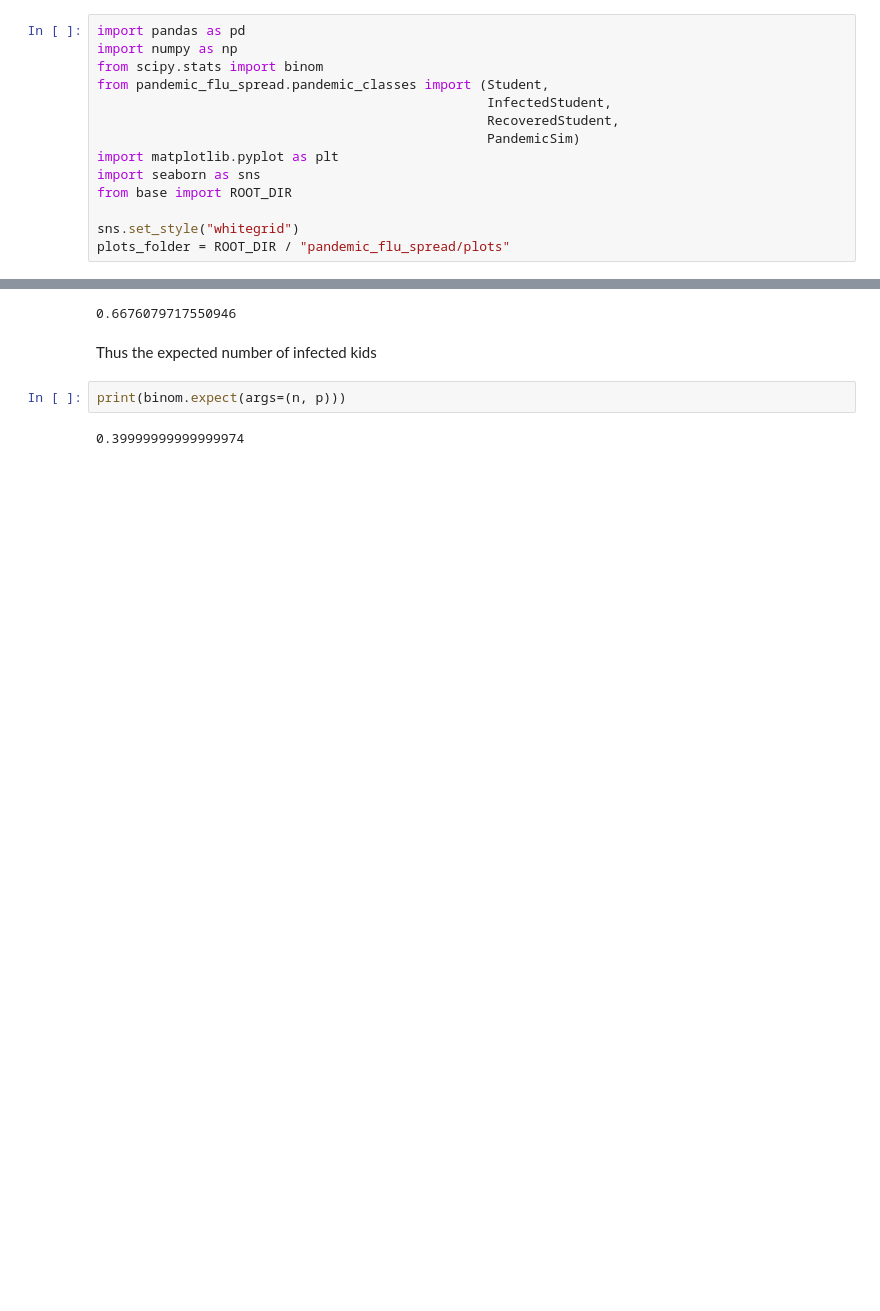
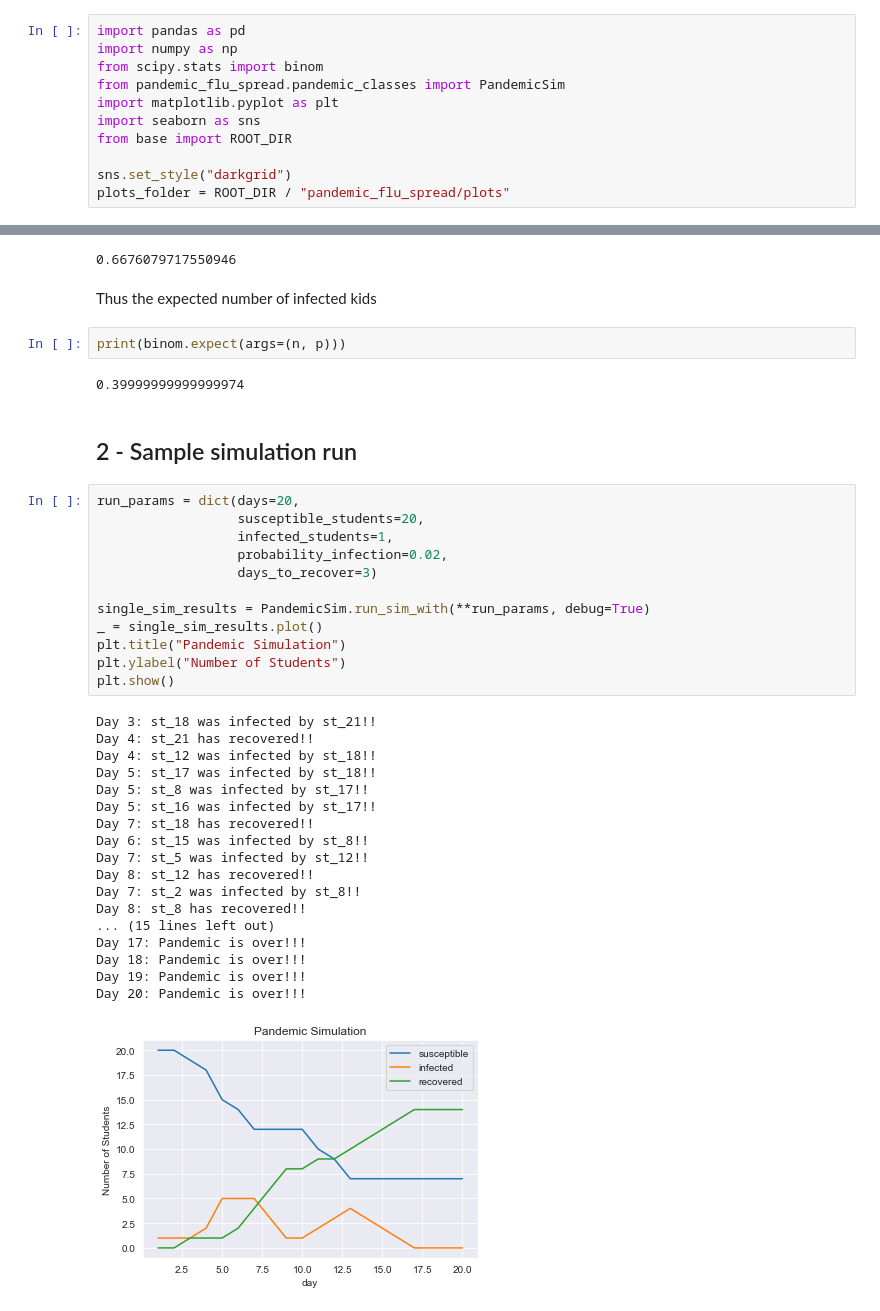
Before and after one commit to oskrgab/isye-6644_project, a Jupyter notebook: pandemic_flu_spread/main_findings.ipynb, the cells around one changed output, grey strips where cells are left out. Drawn from its saved outputs; the diff is of its cells as text; blank space fills up the shorter version.

Commit message:
Added some results and useful methods

```diff
--- a/pandemic_flu_spread/main_findings.ipynb
+++ b/pandemic_flu_spread/main_findings.ipynb
@@ -2,15 +2,12 @@
 import pandas as pd
 import numpy as np
 from scipy.stats import binom
-from pandemic_flu_spread.pandemic_classes import (Student,
-                                                  InfectedStudent,
-                                                  RecoveredStudent,
-                                                  PandemicSim)
+from pandemic_flu_spread.pandemic_classes import PandemicSim
 import matplotlib.pyplot as plt
 import seaborn as sns
 from base import ROOT_DIR
 
-sns.set_style("whitegrid")
+sns.set_style("darkgrid")
 plots_folder = ROOT_DIR / "pandemic_flu_spread/plots"
 # %% [markdown]
 # Pandemic Flu Spread
@@ -59,3 +56,36 @@ Thus the expected number of infected kids
 print(binom.expect(args=(n, p)))
 # %% [output]
 0.39999999999999974
+# %% [markdown]
+## 2 - Sample simulation run
+# %%
+run_params = dict(days=20,
+                  susceptible_students=20,
+                  infected_students=1,
+                  probability_infection=0.02,
+                  days_to_recover=3)
+
+single_sim_results = PandemicSim.run_sim_with(**run_params, debug=True)
+_ = single_sim_results.plot()
+plt.title("Pandemic Simulation")
+plt.ylabel("Number of Students")
+plt.show()
+# %% [output]
+Day 3: st_18 was infected by st_21!!
+Day 4: st_21 has recovered!!
+Day 4: st_12 was infected by st_18!!
+Day 5: st_17 was infected by st_18!!
+Day 5: st_8 was infected by st_17!!
+Day 5: st_16 was infected by st_17!!
+Day 7: st_18 has recovered!!
+Day 6: st_15 was infected by st_8!!
+Day 7: st_5 was infected by st_12!!
+Day 8: st_12 has recovered!!
+Day 7: st_2 was infected by st_8!!
+Day 8: st_8 has recovered!!
+... (15 lines left out)
+Day 17: Pandemic is over!!!
+Day 18: Pandemic is over!!!
+Day 19: Pandemic is over!!!
+Day 20: Pandemic is over!!!
+[figure, added]
```
Also changed, not shown: parts of 2 cells of this notebook, 3 other files.
